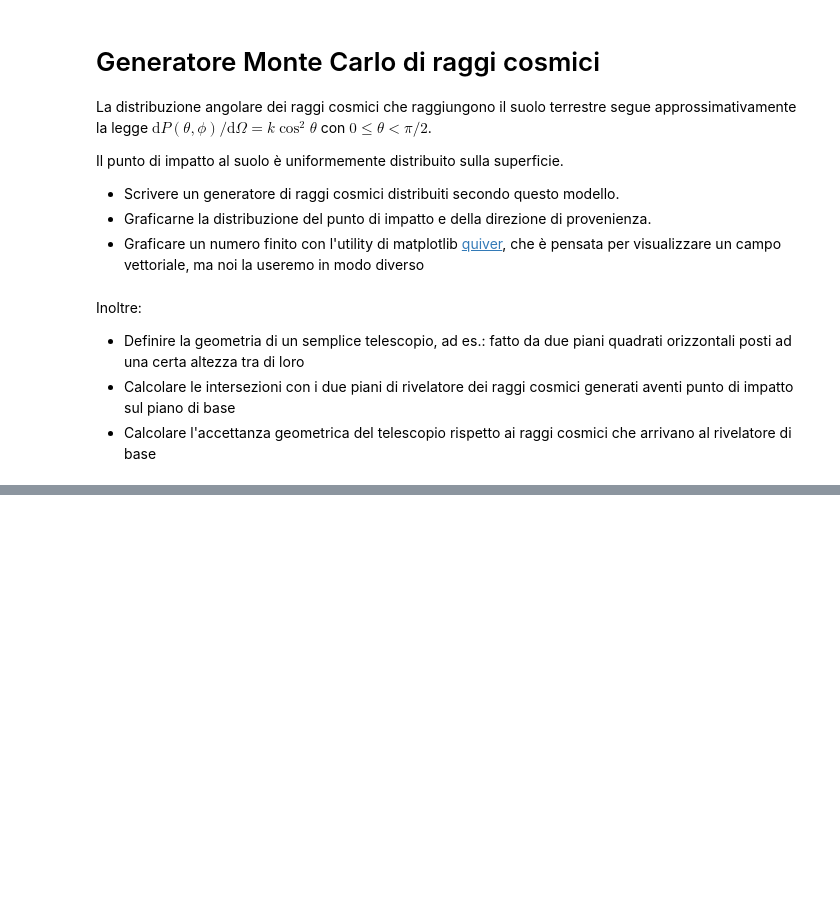
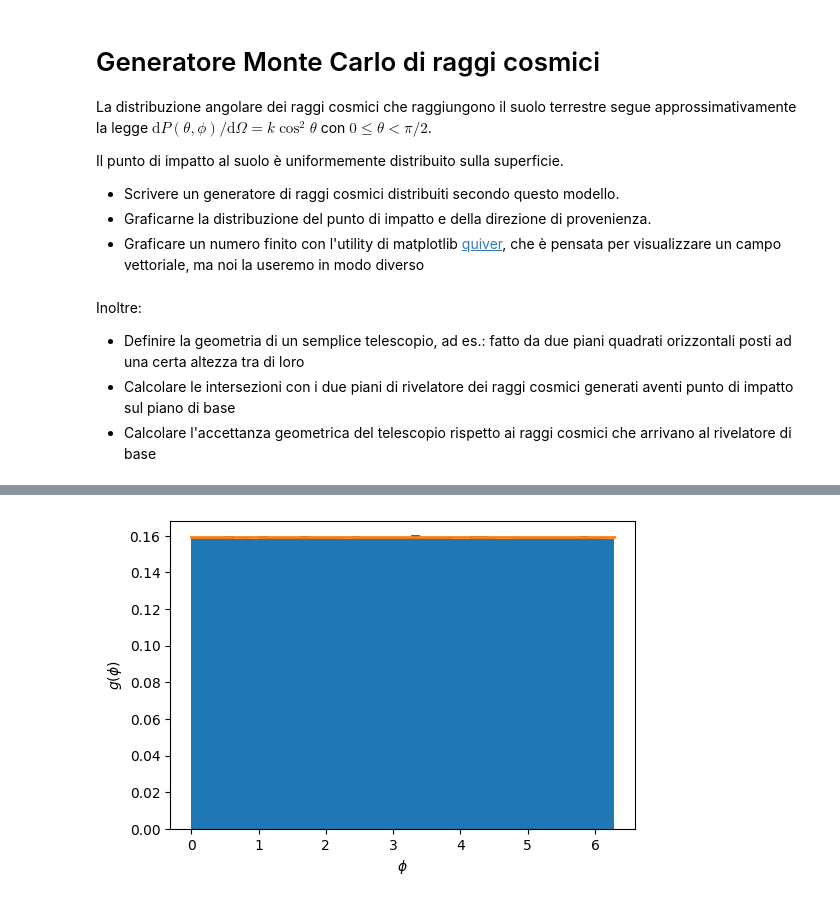
Before and after one commit to lucalista/analisi-dati-2026, a Jupyter notebook: 09.01.00__Generatore_Monte_Carlo_di_raggi_cosmici.ipynb, the cells around one changed output, grey strips where cells are left out. Cells and saved outputs as stored; diff of their text form; code cells hidden in the pictures; blank space fills up the shorter version.

```diff
--- a/09.01.00__Generatore_Monte_Carlo_di_raggi_cosmici.ipynb
+++ b/09.01.00__Generatore_Monte_Carlo_di_raggi_cosmici.ipynb
@@ -24,0 +100,11 @@ dove $k$ è una costante di normalizzazione e $0\le \theta <\pi/2$
+# %%
+plt.figure(figsize=(6, 4))
+plt.hist(ph, density=True, bins=50)
+xpts = np.linspace(0, 2*math.pi, 100)
+ypts = [0.5/math.pi]*len(xpts)
+plt.plot(xpts, ypts, linewidth=2)
+plt.xlabel(r'$\phi$')
+plt.ylabel(r'$g(\phi)$')
+plt.show()
+# %% [output]
+[figure, added]
```
Also changed, not shown: parts of 22 cells of this notebook.
